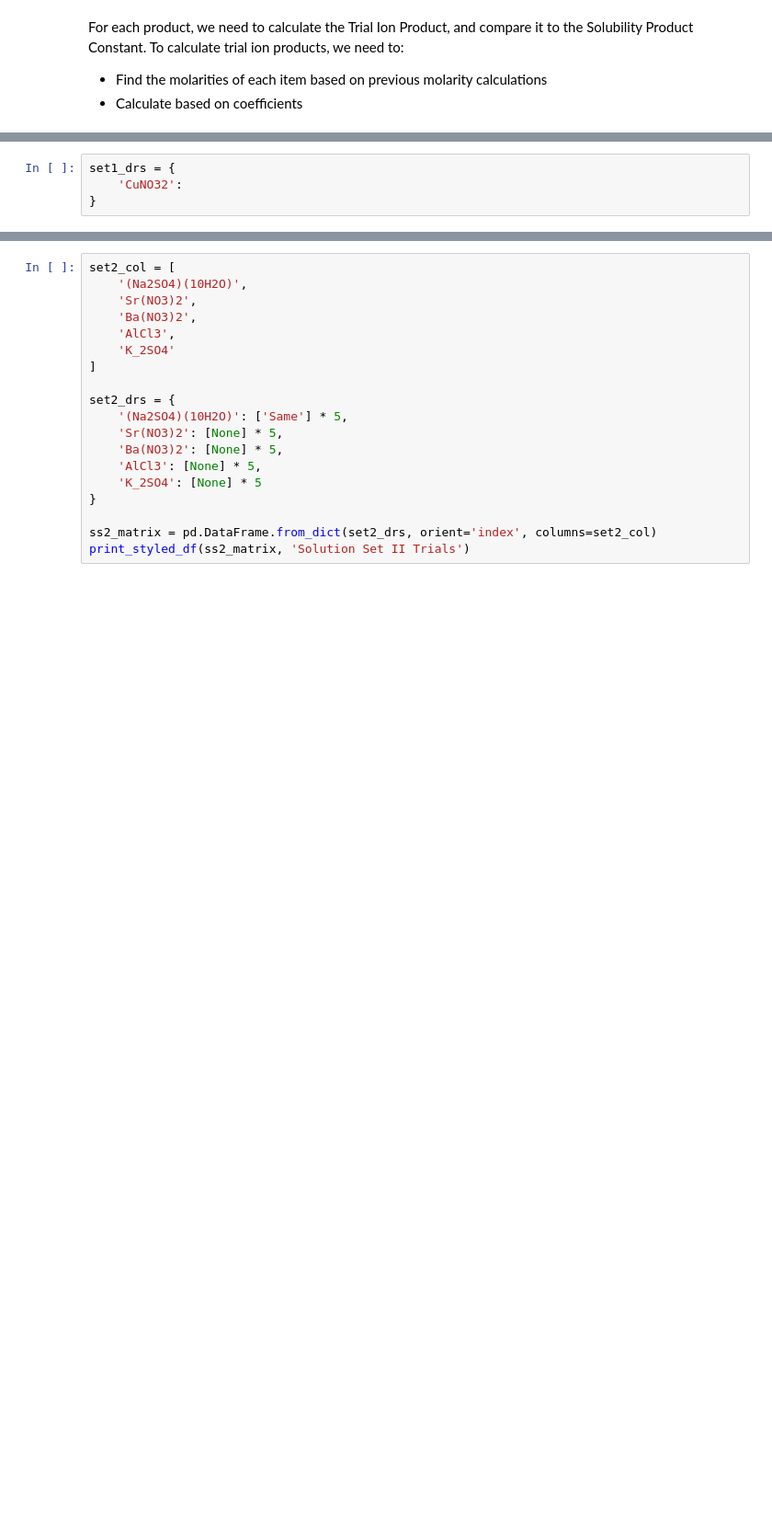
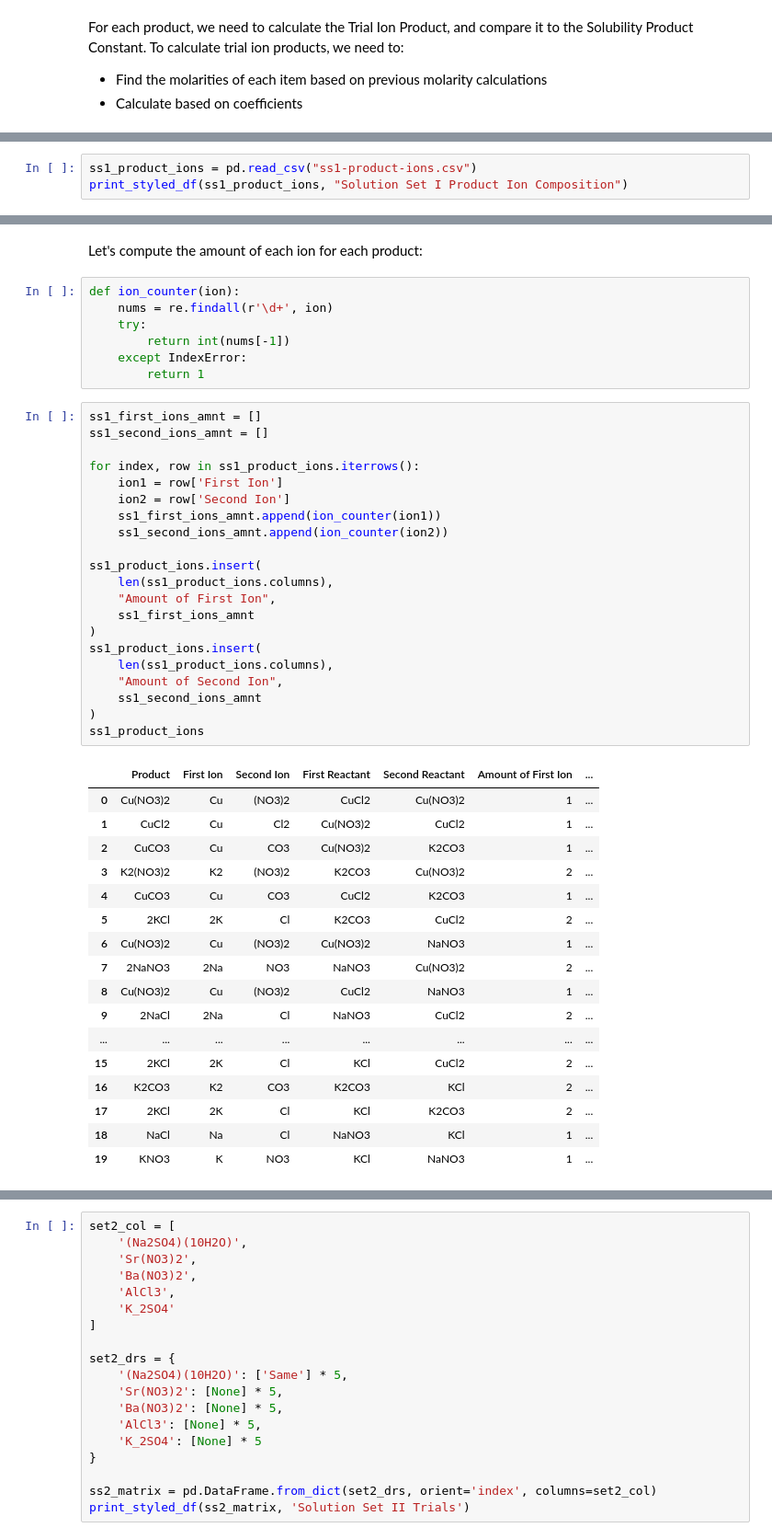
Before and after one commit to ThatNerdSquared/datasci-studio, a Jupyter notebook: lab-10d/lab-10d.ipynb, the cells around one changed output, grey strips where cells are left out. Shown at 92% size. Saved outputs shown, nothing was run; the diff lists cells and outputs as text; blank space fills up the shorter version.

```diff
--- a/lab-10d/lab-10d.ipynb
+++ b/lab-10d/lab-10d.ipynb
@@ -216,0 +209,3 @@ For each product, we need to calculate the Trial Ion Product, and compare it to
+# %%
+ss1_product_ions = pd.read_csv("ss1-product-ions.csv")
+print_styled_df(ss1_product_ions, "Solution Set I Product Ion Composition")
@@ -217,4 +231,48 @@ For each product, we need to calculate the Trial Ion Product, and compare it to
+# %% [markdown]
+Let's compute the amount of each ion for each product:
+# %%
+def ion_counter(ion):
+    nums = re.findall(r'\d+', ion)
+    try:
+        return int(nums[-1])
+    except IndexError:
+        return 1
 # %%
-set1_drs = {
-    'CuNO32':
-}
+ss1_first_ions_amnt = []
+ss1_second_ions_amnt = []
+
+for index, row in ss1_product_ions.iterrows():
+    ion1 = row['First Ion']
+    ion2 = row['Second Ion']
+    ss1_first_ions_amnt.append(ion_counter(ion1))
+    ss1_second_ions_amnt.append(ion_counter(ion2))
+
+ss1_product_ions.insert(
+    len(ss1_product_ions.columns),
+    "Amount of First Ion",
+    ss1_first_ions_amnt
+)
+ss1_product_ions.insert(
+    len(ss1_product_ions.columns),
+    "Amount of Second Ion",
+    ss1_second_ions_amnt
+)
+ss1_product_ions
+# %% [output]
+|  | Product | First Ion | Second Ion | First Reactant | Second Reactant | Amount of First Ion | ... |
+| 0 | Cu(NO3)2 | Cu | (NO3)2 | CuCl2 | Cu(NO3)2 | 1 | ... |
+| 1 | CuCl2 | Cu | Cl2 | Cu(NO3)2 | CuCl2 | 1 | ... |
+| 2 | CuCO3 | Cu | CO3 | Cu(NO3)2 | K2CO3 | 1 | ... |
+| 3 | K2(NO3)2 | K2 | (NO3)2 | K2CO3 | Cu(NO3)2 | 2 | ... |
+| 4 | CuCO3 | Cu | CO3 | CuCl2 | K2CO3 | 1 | ... |
+| 5 | 2KCl | 2K | Cl | K2CO3 | CuCl2 | 2 | ... |
+| 6 | Cu(NO3)2 | Cu | (NO3)2 | Cu(NO3)2 | NaNO3 | 1 | ... |
+| 7 | 2NaNO3 | 2Na | NO3 | NaNO3 | Cu(NO3)2 | 2 | ... |
+| 8 | Cu(NO3)2 | Cu | (NO3)2 | CuCl2 | NaNO3 | 1 | ... |
+| 9 | 2NaCl | 2Na | Cl | NaNO3 | CuCl2 | 2 | ... |
+| ... | ... | ... | ... | ... | ... | ... | ... |
+| 15 | 2KCl | 2K | Cl | KCl | CuCl2 | 2 | ... |
+| 16 | K2CO3 | K2 | CO3 | K2CO3 | KCl | 2 | ... |
+| 17 | 2KCl | 2K | Cl | KCl | K2CO3 | 2 | ... |
+| 18 | NaCl | Na | Cl | NaNO3 | KCl | 1 | ... |
+| 19 | KNO3 | K | NO3 | KCl | NaNO3 | 1 | ... |
```
Also changed, not shown: parts of 12 cells of this notebook, 1 other file.
